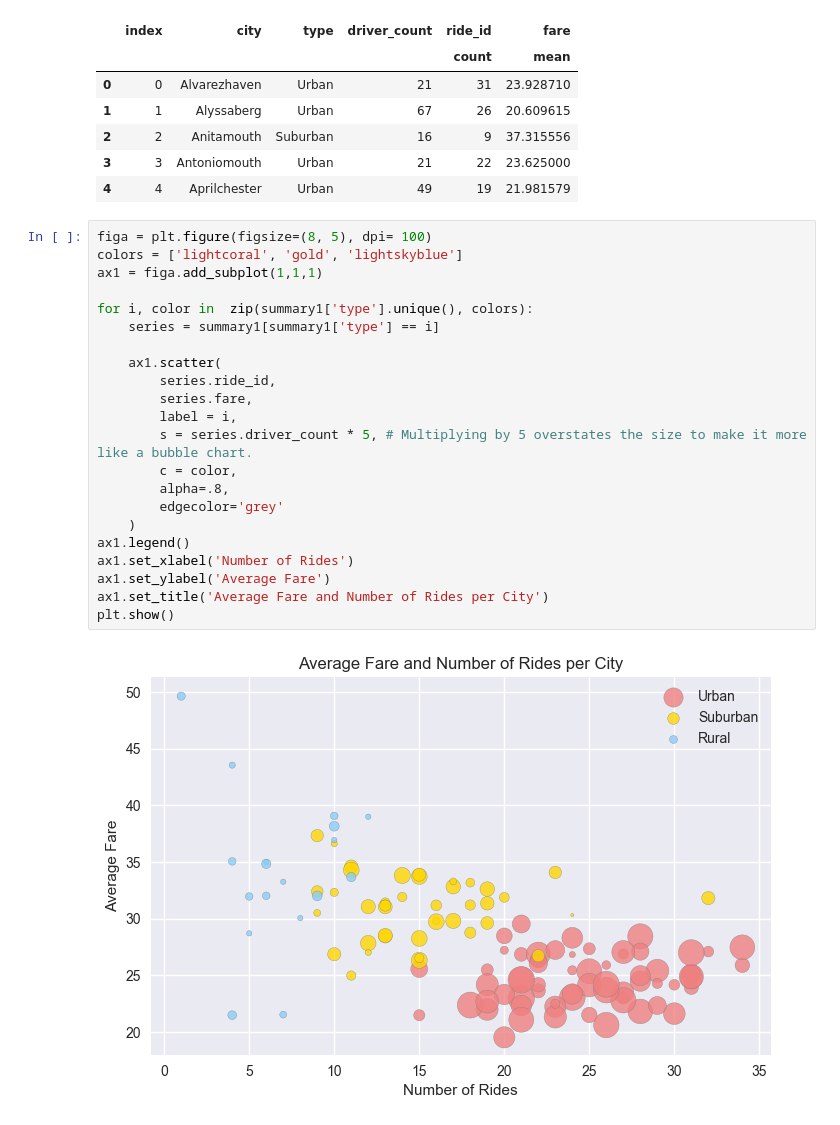
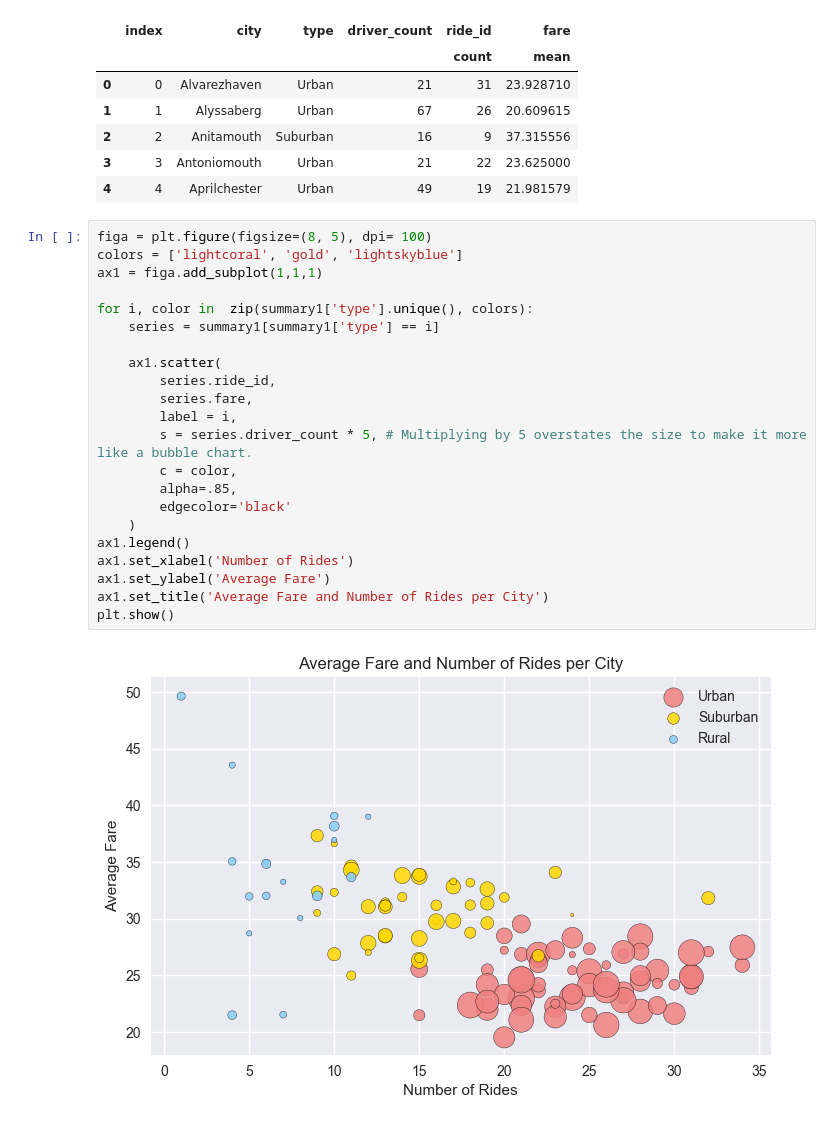
Before and after one commit to Jkremr/ridesharing-analysis, a Jupyter notebook: Documents/UCSF062017_Data/Homework/Homework4_MatplotLib/Pyber/RideSharingAnalysis/PyberAnalysis.ipynb, the cells around one changed output. Drawn from its saved outputs; the diff is of its cells as text.

```diff
--- a/Documents/UCSF062017_Data/Homework/Homework4_MatplotLib/Pyber/RideSharingAnalysis/PyberAnalysis.ipynb
+++ b/Documents/UCSF062017_Data/Homework/Homework4_MatplotLib/Pyber/RideSharingAnalysis/PyberAnalysis.ipynb
@@ -112,24 +127,24 @@ summary1.head()
 # %%
 figa = plt.figure(figsize=(8, 5), dpi= 100)
 colors = ['lightcoral', 'gold', 'lightskyblue']
 ax1 = figa.add_subplot(1,1,1)
 
 for i, color in  zip(summary1['type'].unique(), colors):
     series = summary1[summary1['type'] == i]
 
     ax1.scatter(
         series.ride_id,
         series.fare,
         label = i,
         s = series.driver_count * 5, # Multiplying by 5 overstates the size to make it more like a bubble chart.
         c = color,
-        alpha=.8,
-        edgecolor='grey'
+        alpha=.85,
+        edgecolor='black'
     )
 ax1.legend()
 ax1.set_xlabel('Number of Rides')
 ax1.set_ylabel('Average Fare')
 ax1.set_title('Average Fare and Number of Rides per City')
 plt.show()
 # %% [output]
-[figure, old version]
+[figure, new version]
```
Also changed, not shown: parts of 5 cells of this notebook.
